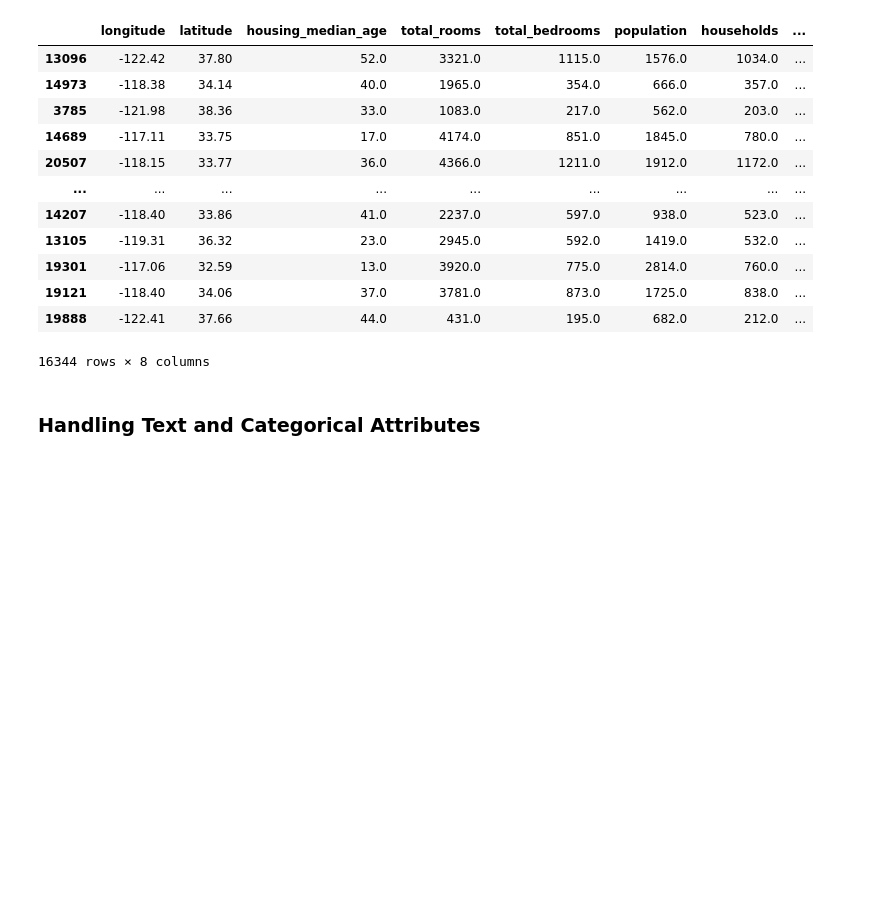
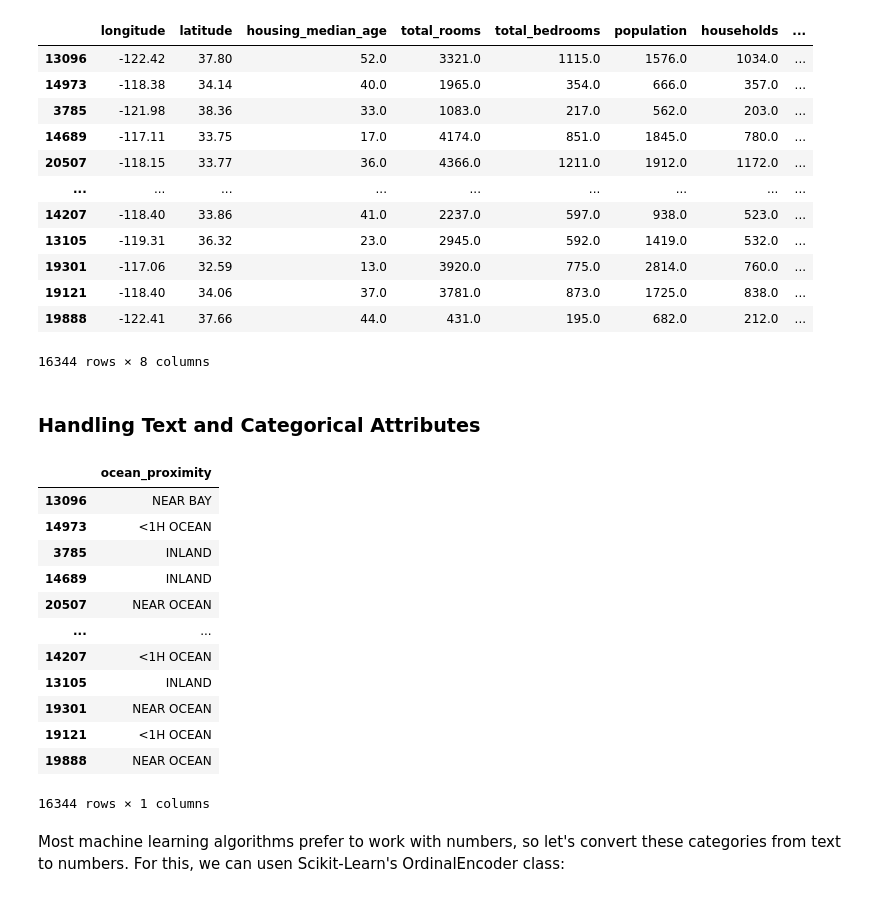
Before and after one commit to SocioPJ/HandsOn-ML, a Jupyter notebook: Chapter2_End-to-End_Machine_Learning_Project/California_House_Prices_Prediction/main.ipynb, the cells around one changed output. Drawn from its saved outputs; the diff is of its cells as text; code cells hidden in the pictures; blank space fills up the shorter version.

```diff
--- a/Chapter2_End-to-End_Machine_Learning_Project/California_House_Prices_Prediction/main.ipynb
+++ b/Chapter2_End-to-End_Machine_Learning_Project/California_House_Prices_Prediction/main.ipynb
@@ -508,3 +508,22 @@ housing_tr
 16344 rows × 8 columns
 # %% [markdown]
 ### Handling Text and Categorical Attributes
+# %%
+housing_categorical = housing[["ocean_proximity"]]
+housing_categorical
+# %% [output]
+|  | ocean_proximity |
+| 13096 | NEAR BAY |
+| 14973 | <1H OCEAN |
+| 3785 | INLAND |
+| 14689 | INLAND |
+| 20507 | NEAR OCEAN |
+| ... | ... |
+| 14207 | <1H OCEAN |
+| 13105 | INLAND |
+| 19301 | NEAR OCEAN |
+| 19121 | <1H OCEAN |
+| 19888 | NEAR OCEAN |
+16344 rows × 1 columns
+# %% [markdown]
+Most machine learning algorithms prefer to work with numbers, so let's convert these categories from text to numbers. For this, we can usen Scikit-Learn's OrdinalEncoder class:
```
Also changed, not shown: parts of 24 cells of this notebook.
